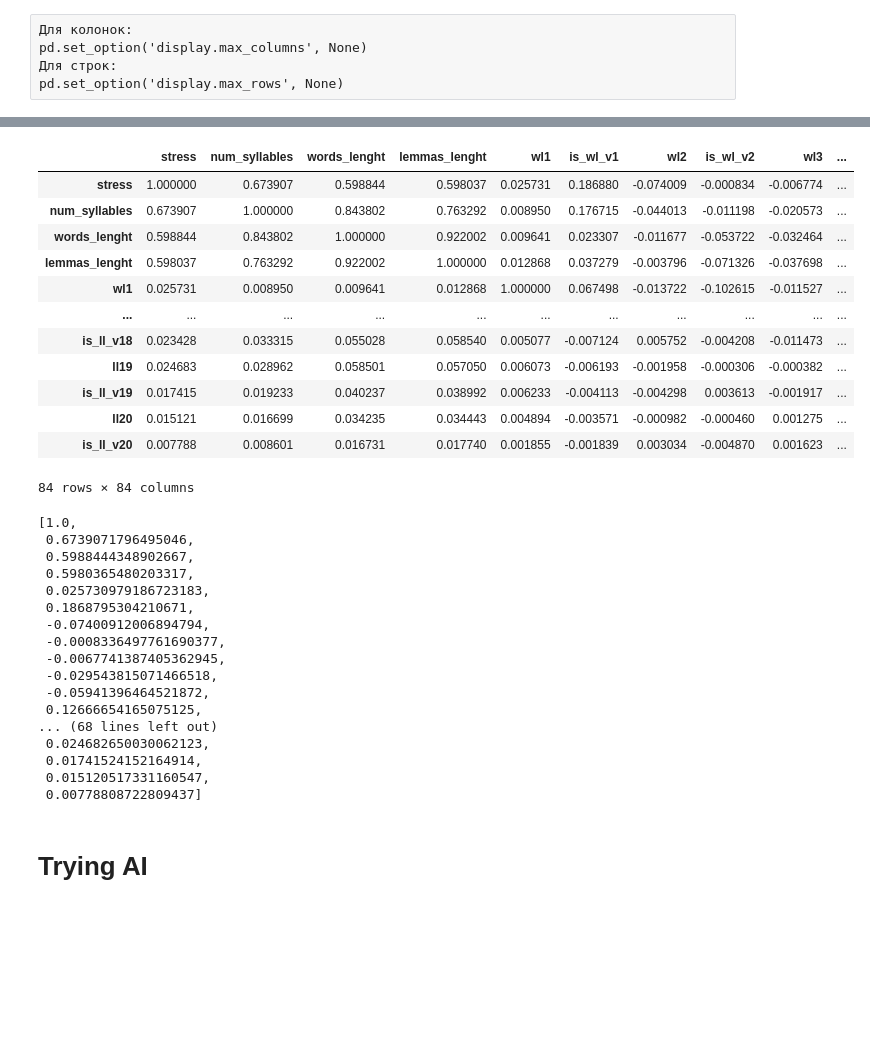
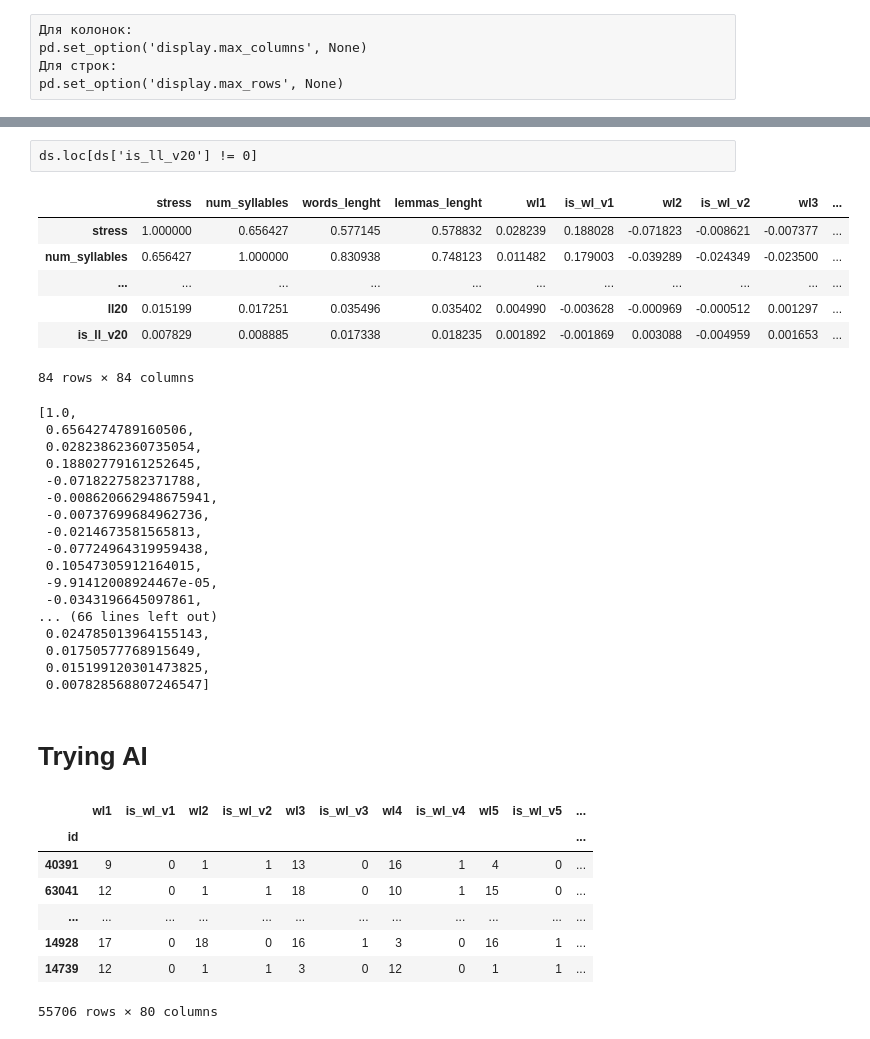
Before and after one commit to cupiscube/stress_in_russian_words, a Jupyter notebook: analize.ipynb, the cells around one changed output, grey strips where cells are left out. Drawn from its saved outputs; the diff is of its cells as text; code cells hidden in the pictures; blank space fills up the shorter version.

```diff
--- a/analize.ipynb
+++ b/analize.ipynb
@@ -146,0 +150,4 @@ max_lemms_lenght
+# %%
+bad_indexes = ds.loc[(ds['num_syllables'] == 1) & (~ds['lemma'].isin(two_letter_words))].index
+ds = ds.drop(index=bad_indexes, axis=1)
+len(bad_indexes)
@@ -146,0 +156,4 @@ max_lemms_lenght
+# %%
+pd.set_option('display.max_rows', None)
+three_letters_words = ds.loc[(ds['lemmas_lenght'] == 3) & (ds['words_lenght'] == 3)]
+three_letters_words
@@ -146,0 +183,4 @@ max_lemms_lenght
+# %%
+ds = ds.drop(index=three_letters_words.index, axis=1)
+# %%
+pd.set_option('display.max_rows', 5)
@@ -232,38 +300,34 @@ ds.loc[ds['is_ll_v20'] != 0]
+# %% [raw]
+ds.loc[ds['is_ll_v20'] != 0]
 # %%
-pd.set_option('display.max_columns', None)
-ds.drop(['id', 'word', 'lemma'], axis=1).corr()
+# pd.set_option('display.max_columns', None)
+ds.drop(['word', 'lemma'], axis=1).corr()
 # %% [output]
 |  | stress | num_syllables | words_lenght | lemmas_lenght | wl1 | is_wl_v1 | wl2 | is_wl_v2 | wl3 | ... |
-| stress | 1.000000 | 0.673907 | 0.598844 | 0.598037 | 0.025731 | 0.186880 | -0.074009 | -0.000834 | -0.006774 | ... |
-| num_syllables | 0.673907 | 1.000000 | 0.843802 | 0.763292 | 0.008950 | 0.176715 | -0.044013 | -0.011198 | -0.020573 | ... |
-| words_lenght | 0.598844 | 0.843802 | 1.000000 | 0.922002 | 0.009641 | 0.023307 | -0.011677 | -0.053722 | -0.032464 | ... |
-| lemmas_lenght | 0.598037 | 0.763292 | 0.922002 | 1.000000 | 0.012868 | 0.037279 | -0.003796 | -0.071326 | -0.037698 | ... |
-| wl1 | 0.025731 | 0.008950 | 0.009641 | 0.012868 | 1.000000 | 0.067498 | -0.013722 | -0.102615 | -0.011527 | ... |
+| stress | 1.000000 | 0.656427 | 0.577145 | 0.578832 | 0.028239 | 0.188028 | -0.071823 | -0.008621 | -0.007377 | ... |
+| num_syllables | 0.656427 | 1.000000 | 0.830938 | 0.748123 | 0.011482 | 0.179003 | -0.039289 | -0.024349 | -0.023500 | ... |
 | ... | ... | ... | ... | ... | ... | ... | ... | ... | ... | ... |
-| is_ll_v18 | 0.023428 | 0.033315 | 0.055028 | 0.058540 | 0.005077 | -0.007124 | 0.005752 | -0.004208 | -0.011473 | ... |
-| ll19 | 0.024683 | 0.028962 | 0.058501 | 0.057050 | 0.006073 | -0.006193 | -0.001958 | -0.000306 | -0.000382 | ... |
-| is_ll_v19 | 0.017415 | 0.019233 | 0.040237 | 0.038992 | 0.006233 | -0.004113 | -0.004298 | 0.003613 | -0.001917 | ... |
-| ll20 | 0.015121 | 0.016699 | 0.034235 | 0.034443 | 0.004894 | -0.003571 | -0.000982 | -0.000460 | 0.001275 | ... |
-| is_ll_v20 | 0.007788 | 0.008601 | 0.016731 | 0.017740 | 0.001855 | -0.001839 | 0.003034 | -0.004870 | 0.001623 | ... |
+| ll20 | 0.015199 | 0.017251 | 0.035496 | 0.035402 | 0.004990 | -0.003628 | -0.000969 | -0.000512 | 0.001297 | ... |
+| is_ll_v20 | 0.007829 | 0.008885 | 0.017338 | 0.018235 | 0.001892 | -0.001869 | 0.003088 | -0.004959 | 0.001653 | ... |
 84 rows × 84 columns
 # %%
-ds.drop(['id', 'word', 'lemma'], axis=1).corr()['stress'].to_list()
+ds.drop(['word', 'lemma', 'words_lenght', 'lemmas_lenght'], axis=1).corr()['stress'].to_list()
 # %% [output]
 [1.0,
- 0.6739071796495046,
- 0.5988444348902667,
- 0.5980365480203317,
- 0.025730979186723183,
- 0.1868795304210671,
- -0.07400912006894794,
- -0.0008336497761690377,
- -0.0067741387405362945,
- -0.029543815071466518,
- -0.05941396464521872,
- 0.12666654165075125,
-... (68 lines left out)
- 0.024682650030062123,
- 0.01741524152164914,
- 0.015120517331160547,
- 0.00778808722809437]
+ 0.6564274789160506,
+ 0.02823862360735054,
+ 0.18802779161252645,
+ -0.0718227582371788,
+ -0.008620662948675941,
+ -0.00737699684962736,
+ -0.0214673581565813,
+ -0.07724964319959438,
+ 0.10547305912164015,
+ -9.91412008924467e-05,
+ -0.0343196645097861,
+... (66 lines left out)
+ 0.024785013964155143,
+ 0.01750577768915649,
+ 0.015199120301473825,
+ 0.007828568807246547]
 # %%
@@ -295,3 +364,15 @@ X_train, X_test, y_train, y_test = train_test_split(X, y, test_size = 0.25, shuf
+# %%
+pd.set_option('display.max_columns', None)
+X_train
+# %% [output]
+|  | wl1 | is_wl_v1 | wl2 | is_wl_v2 | wl3 | is_wl_v3 | wl4 | is_wl_v4 | wl5 | is_wl_v5 | ... |
+| id |  |  |  |  |  |  |  |  |  |  | ... |
+| 40391 | 9 | 0 | 1 | 1 | 13 | 0 | 16 | 1 | 4 | 0 | ... |
+| 63041 | 12 | 0 | 1 | 1 | 18 | 0 | 10 | 1 | 15 | 0 | ... |
+| ... | ... | ... | ... | ... | ... | ... | ... | ... | ... | ... | ... |
+| 14928 | 17 | 0 | 18 | 0 | 16 | 1 | 3 | 0 | 16 | 1 | ... |
+| 14739 | 12 | 0 | 1 | 1 | 3 | 0 | 12 | 0 | 1 | 1 | ... |
+55706 rows × 80 columns
 # %%
 y_train
 # %% [output]
```
Also changed, not shown: parts of 47 cells of this notebook.
